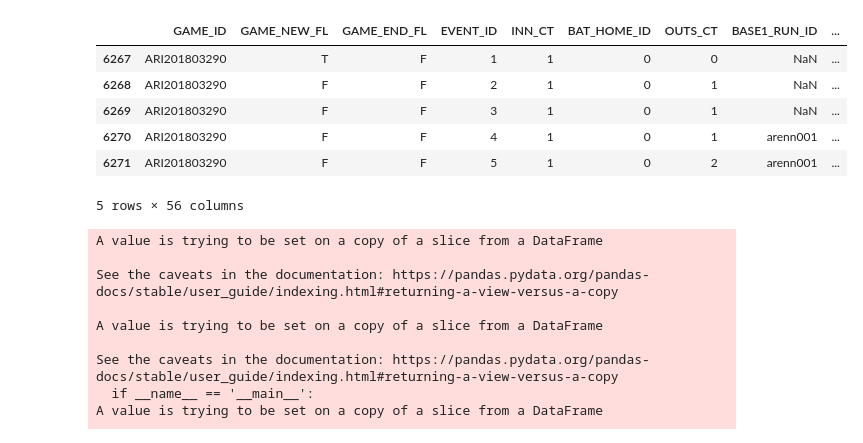
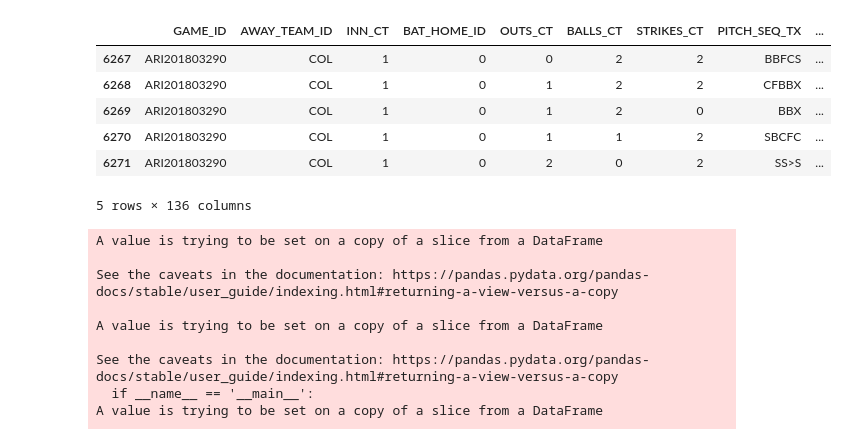
Before and after one commit to cvxgrp/mkvchain, a Jupyter notebook: Baseball.ipynb, the cells around one changed output. Cells and saved outputs as stored; diff of their text form; code cells hidden in the pictures.

```diff
--- a/Baseball.ipynb
+++ b/Baseball.ipynb
@@ -39,27 +39,25 @@ pitchers = headtohead.groupby("RESP_PIT_ID").sum()
 pitcher_features = pitchers.iloc[:,2:] / pitchers.B_PA[:, None]
 # %%
 df = pd.read_csv("data/all2018.csv")
-df = df[["GAME_ID", "GAME_NEW_FL", "GAME_END_FL", "EVENT_ID", "INN_CT", "BAT_HOME_ID", "OUTS_CT", "BASE1_RUN_ID", "BASE2_RUN_ID", "BASE3_RUN_ID", "AWAY_SCORE_CT", "HOME_SCORE_CT",
-   "BAT_ID", "BAT_HAND_CD", "PIT_ID", "PIT_HAND_CD", "BAT_LINEUP_ID"]]
 df = df.join(batter_features, on='BAT_ID').join(pitcher_features, on='PIT_ID', lsuffix='_PIT')
 df["STATE"] = df.apply(func, axis=1)
 df["BAT_PIT_SAME"] = df.BAT_HAND_CD == df.PIT_HAND_CD
 df["SCORE_DIFF"] = (df["BAT_HOME_ID"] * 2 - 1) * (df.HOME_SCORE_CT - df.AWAY_SCORE_CT)
 df["DATE"] = pd.to_datetime(df.GAME_ID.str[3:-1], format="%Y%m%d")
 df["STADIUM"] = df.GAME_ID.str[:3]
 df["DOUBLEHEADER"] = df.GAME_ID.str[-1]
 df.sort_values(by=["DATE", "STADIUM", "DOUBLEHEADER", "EVENT_ID"], inplace=True)
 df["Inning_over"] = (df[["INN_CT", "BAT_HOME_ID"]].shift(1) != df[["INN_CT", "BAT_HOME_ID"]]).any(axis=1)
 df.iloc[0, -1] = False
 df.head(5)
 # %% [output]
-|  | GAME_ID | GAME_NEW_FL | GAME_END_FL | EVENT_ID | INN_CT | BAT_HOME_ID | OUTS_CT | BASE1_RUN_ID | ... |
-| 6267 | ARI201803290 | T | F | 1 | 1 | 0 | 0 | NaN | ... |
-| 6268 | ARI201803290 | F | F | 2 | 1 | 0 | 1 | NaN | ... |
-| 6269 | ARI201803290 | F | F | 3 | 1 | 0 | 1 | NaN | ... |
-| 6270 | ARI201803290 | F | F | 4 | 1 | 0 | 1 | arenn001 | ... |
-| 6271 | ARI201803290 | F | F | 5 | 1 | 0 | 2 | arenn001 | ... |
+|  | GAME_ID | AWAY_TEAM_ID | INN_CT | BAT_HOME_ID | OUTS_CT | BALLS_CT | STRIKES_CT | PITCH_SEQ_TX | ... |
+| 6267 | ARI201803290 | COL | 1 | 0 | 0 | 2 | 2 | BBFCS | ... |
+| 6268 | ARI201803290 | COL | 1 | 0 | 1 | 2 | 2 | CFBBX | ... |
+| 6269 | ARI201803290 | COL | 1 | 0 | 1 | 2 | 0 | BBX | ... |
+| 6270 | ARI201803290 | COL | 1 | 0 | 1 | 1 | 2 | SBCFC | ... |
+| 6271 | ARI201803290 | COL | 1 | 0 | 2 | 0 | 2 | SS>S | ... |
-5 rows × 56 columns
+5 rows × 136 columns
 # %%
 features_df = df[['SCORE_DIFF', 'BAT_LINEUP_ID', 'BAT_HOME_ID', 'INN_CT', 'B_AB_PIT',
        'B_H_PIT', 'B_TB_PIT', 'B_2B_PIT', 'B_3B_PIT', 'B_HR_PIT', 'B_HR4_PIT',
```
Also changed, not shown: parts of 25 cells of this notebook, 17 other files.
